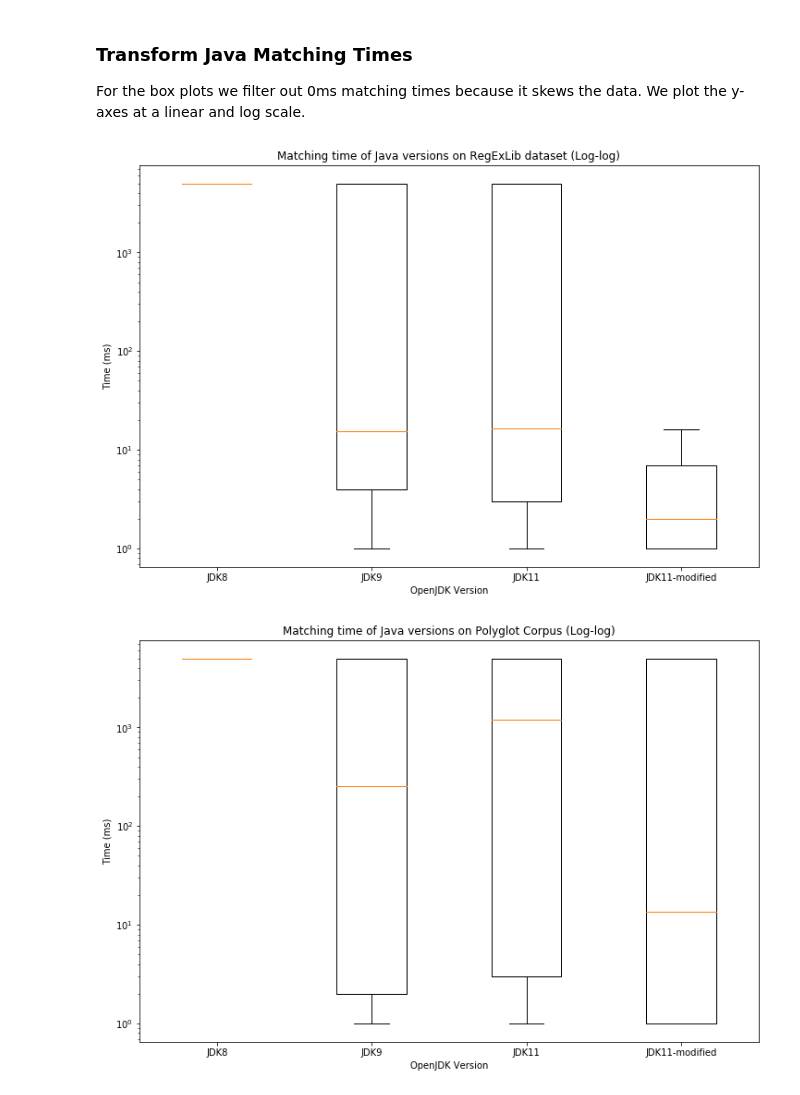
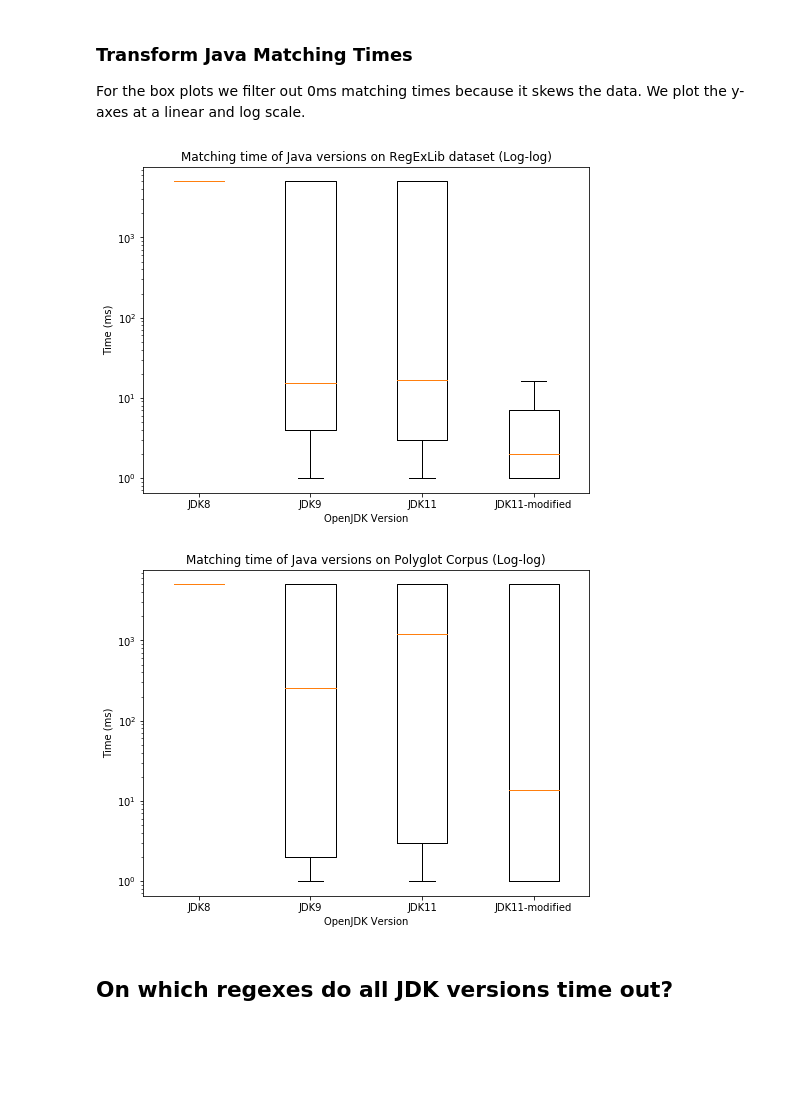
Before and after one commit to steynvl/java-regex-engine-analysis, a Jupyter notebook: benchmarks/plot_data.ipynb, the cells around one changed output. Drawn from its saved outputs; the diff is of its cells as text; code cells hidden in the pictures; blank space fills up the shorter version.

Commit message:
Additions to plot_data.ipynb

```diff
--- a/benchmarks/plot_data.ipynb
+++ b/benchmarks/plot_data.ipynb
@@ -247,22 +248,24 @@ For the box plots we filter out 0ms matching times because it skews the data. We
 # %%
 def transform(data):
     func1 = lambda x: '5000' if x == 'timeout' else x
     func2 = lambda x: x != '0'
     return JDKVersions(
         list(map(int, filter(func2, map(func1, data.m_8)))),
         list(map(int, filter(func2, map(func1, data.m_9)))),
         list(map(int, filter(func2, map(func1, data.m_11)))),
         list(map(int, filter(func2, map(func1, data.m_11_modified)))),
     )
 
 regexlib_mt = transform(regexlib_mt)
 polyglot_mt = transform(polyglot_mt)
 
 labels = ['JDK8', 'JDK9', 'JDK11', 'JDK11-modified']
-fig, ax = plt.subplots(figsize=(12,8))
+fig, ax = plt.subplots(figsize=(8, 6))
 boxplot(ax, [regexlib_mt.m_8, regexlib_mt.m_9, regexlib_mt.m_11, regexlib_mt.m_11_modified], labels, 'Matching time of Java versions on RegExLib dataset (Log-log)', 'OpenJDK Version', 'Time (ms)', yscale='log', showfliers=False)
-fig, ax = plt.subplots(figsize=(12,8))
+fig, ax = plt.subplots(figsize=(8, 6))
 boxplot(ax, [polyglot_mt.m_8, polyglot_mt.m_9, polyglot_mt.m_11, polyglot_mt.m_11_modified], labels, 'Matching time of Java versions on Polyglot Corpus (Log-log)', 'OpenJDK Version', 'Time (ms)', yscale='log', showfliers=False)
 # %% [output]
-[figure, old version]
+[figure, new version]
-[figure, old version]
+[figure, new version]
+# %% [markdown]
+## On which regexes do all JDK versions time out?
```
Also changed, not shown: parts of 2 cells of this notebook.
